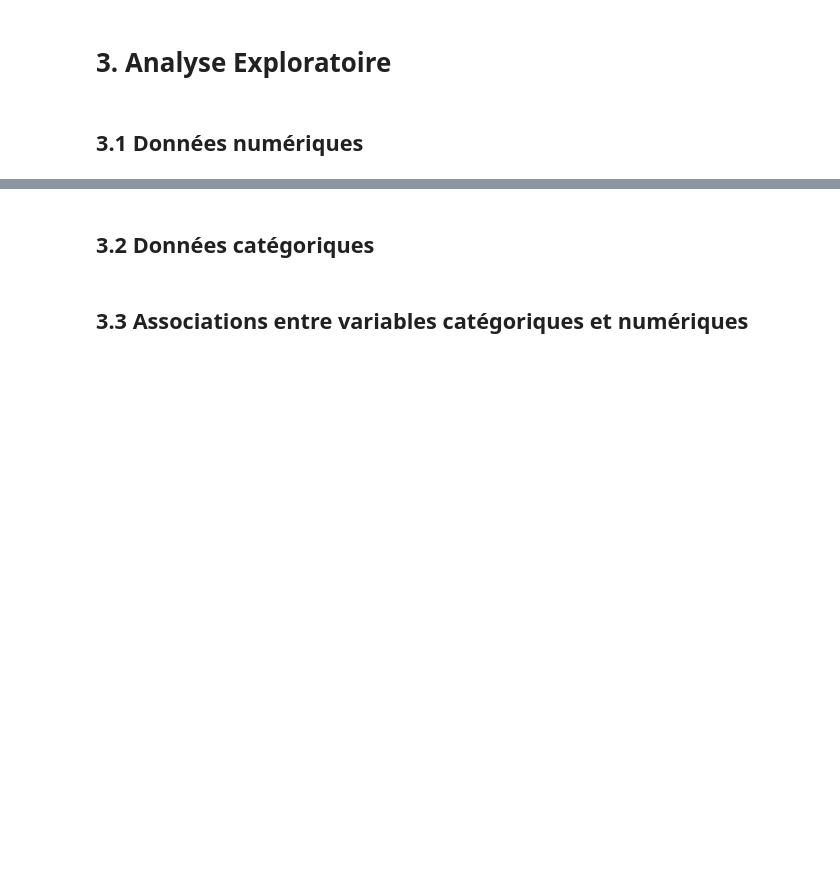
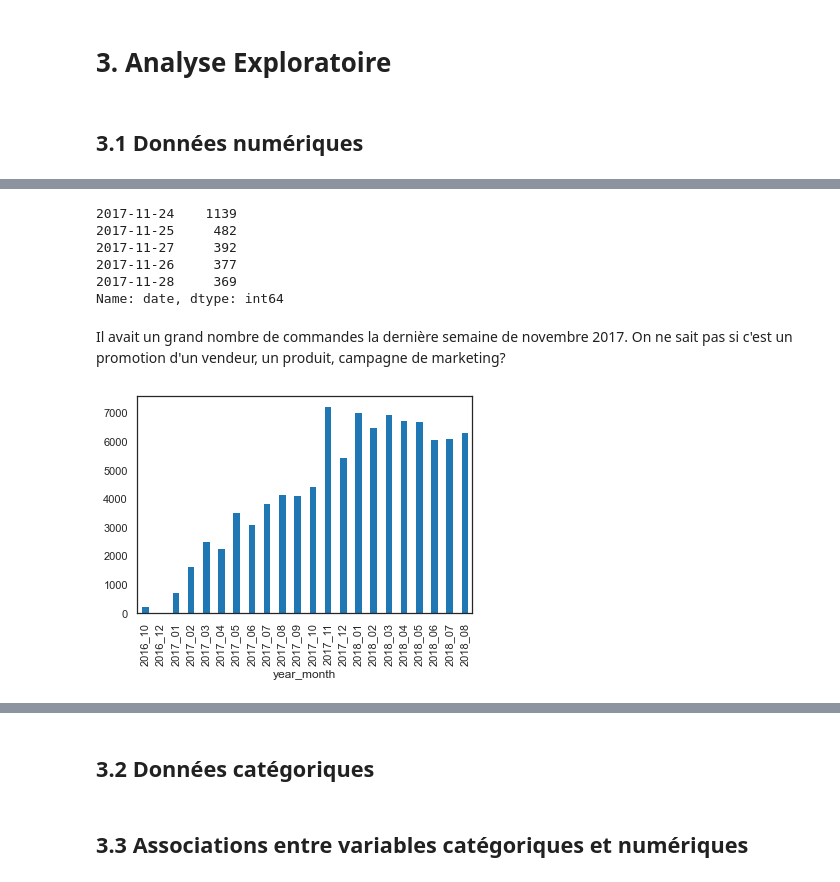
Before and after one commit to mrcreasey/oc-ds-p5-unsupervised-clustering, a Jupyter notebook: P5_01_analyse.ipynb, the cells around one changed output, grey strips where cells are left out. Cells and saved outputs as stored; diff of their text form; code cells hidden in the pictures; blank space fills up the shorter version.

```diff
--- a/P5_01_analyse.ipynb
+++ b/P5_01_analyse.ipynb
@@ -1308,0 +1380,11 @@ clients.sort_values(by='Frequency', ascending=False).head()
+# %%
+commandes['date'].value_counts().head()
+# %% [output]
+2017-11-24    1139
+2017-11-25     482
+2017-11-27     392
+2017-11-26     377
+2017-11-28     369
+Name: date, dtype: int64
+# %% [markdown]
+Il avait un grand nombre de commandes la dernière semaine de novembre 2017. On ne sait pas si c'est un promotion d'un vendeur, un produit, campagne de marketing?
@@ -1308,0 +1393,5 @@ clients.sort_values(by='Frequency', ascending=False).head()
+# %%
+commandes.groupby(['year_month'])['order_id'].count().plot(kind='bar')
+plt.show()
+# %% [output]
+[figure, added]
```
Also changed, not shown: parts of 16 cells of this notebook.
